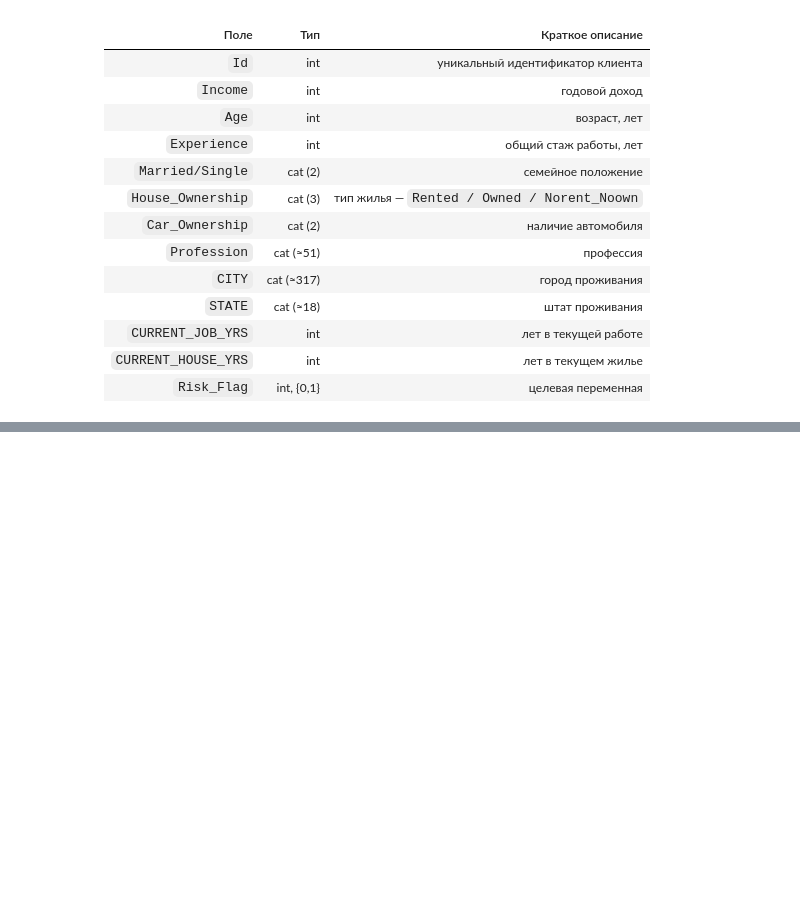
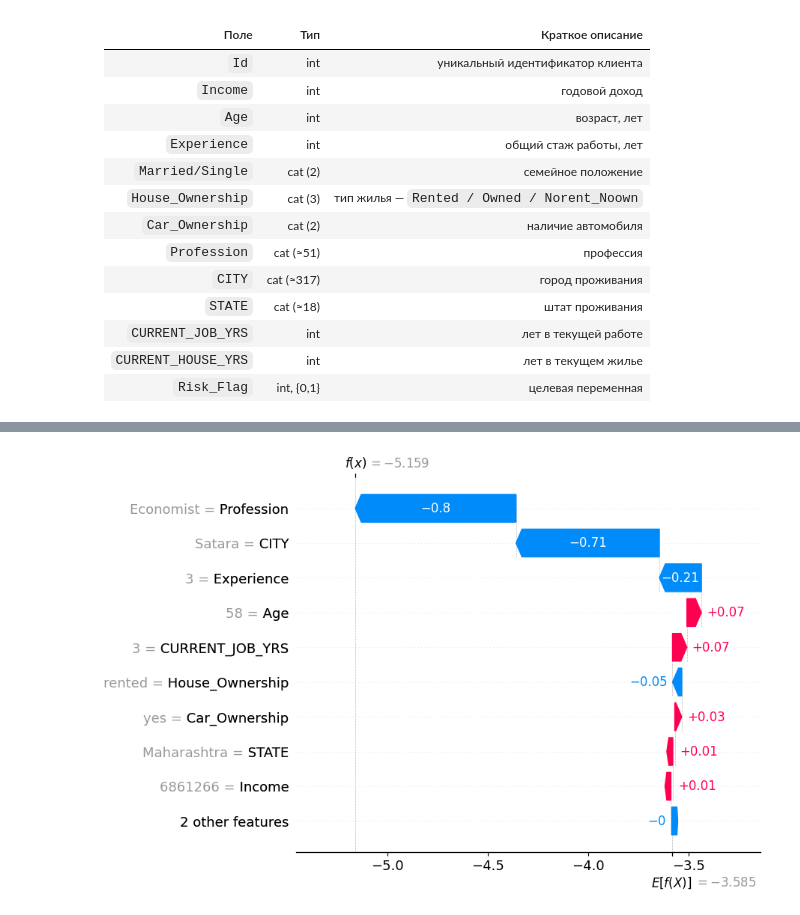
Before and after one commit to cfaring/ait-2025, a Jupyter notebook: lab6/lab6.ipynb, the cells around one changed output, grey strips where cells are left out. Saved outputs shown, nothing was run; the diff lists cells and outputs as text; code cells hidden in the pictures; blank space fills up the shorter version.

```diff
--- a/lab6/lab6.ipynb
+++ b/lab6/lab6.ipynb
@@ -346,0 +336,7 @@ display(best_cat.plot_tree(tree_idx=idx, pool=pool))
+# %%
+# Waterfall для одного объекта
+shap.plots.waterfall(shap.Explanation(values=shap_values[0],
+                                      base_values=explainer.expected_value,
+                                      data=X_sample.iloc[0]))
+# %% [output]
+[figure, added]
```
Also changed, not shown: parts of 67 cells of this notebook, 9 other files.
